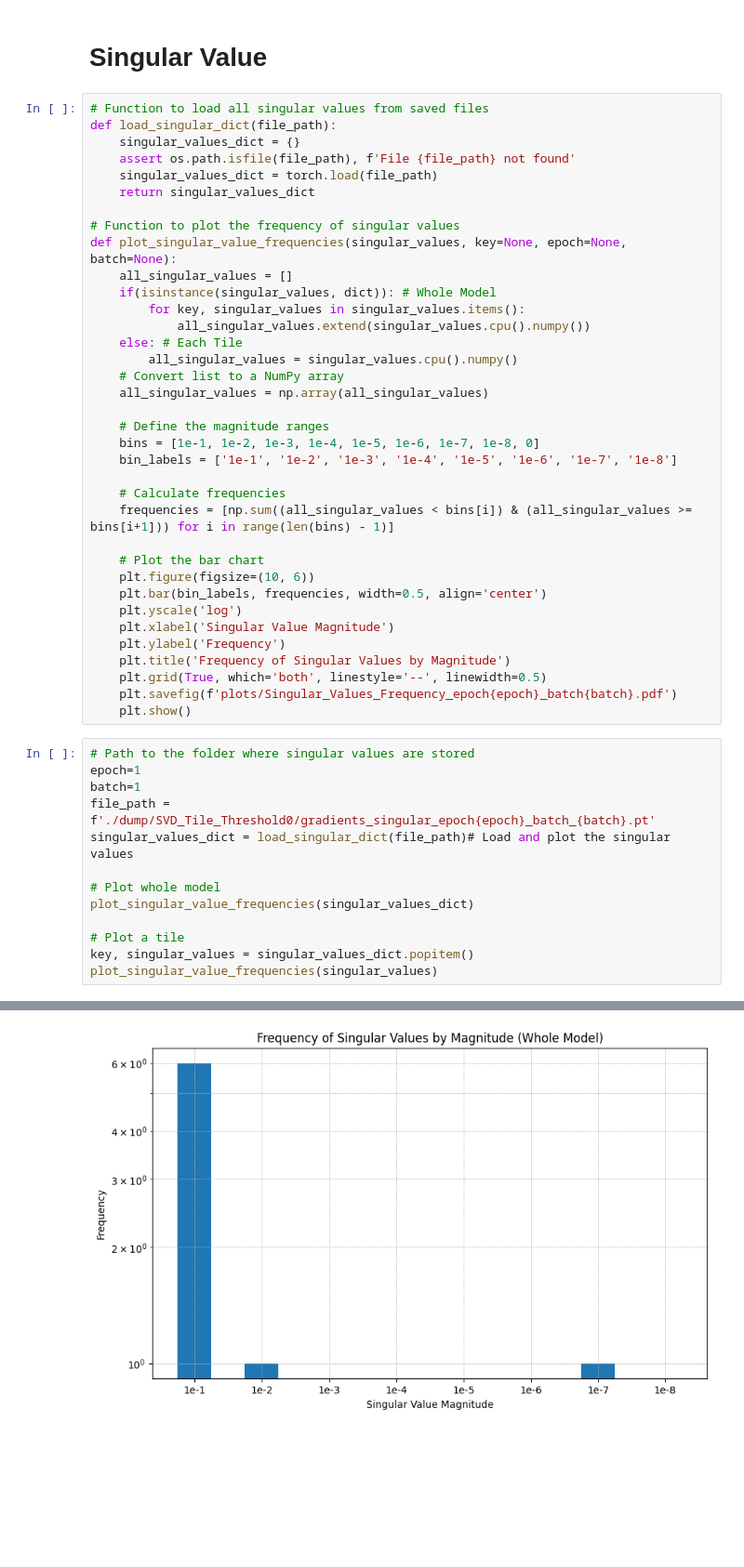
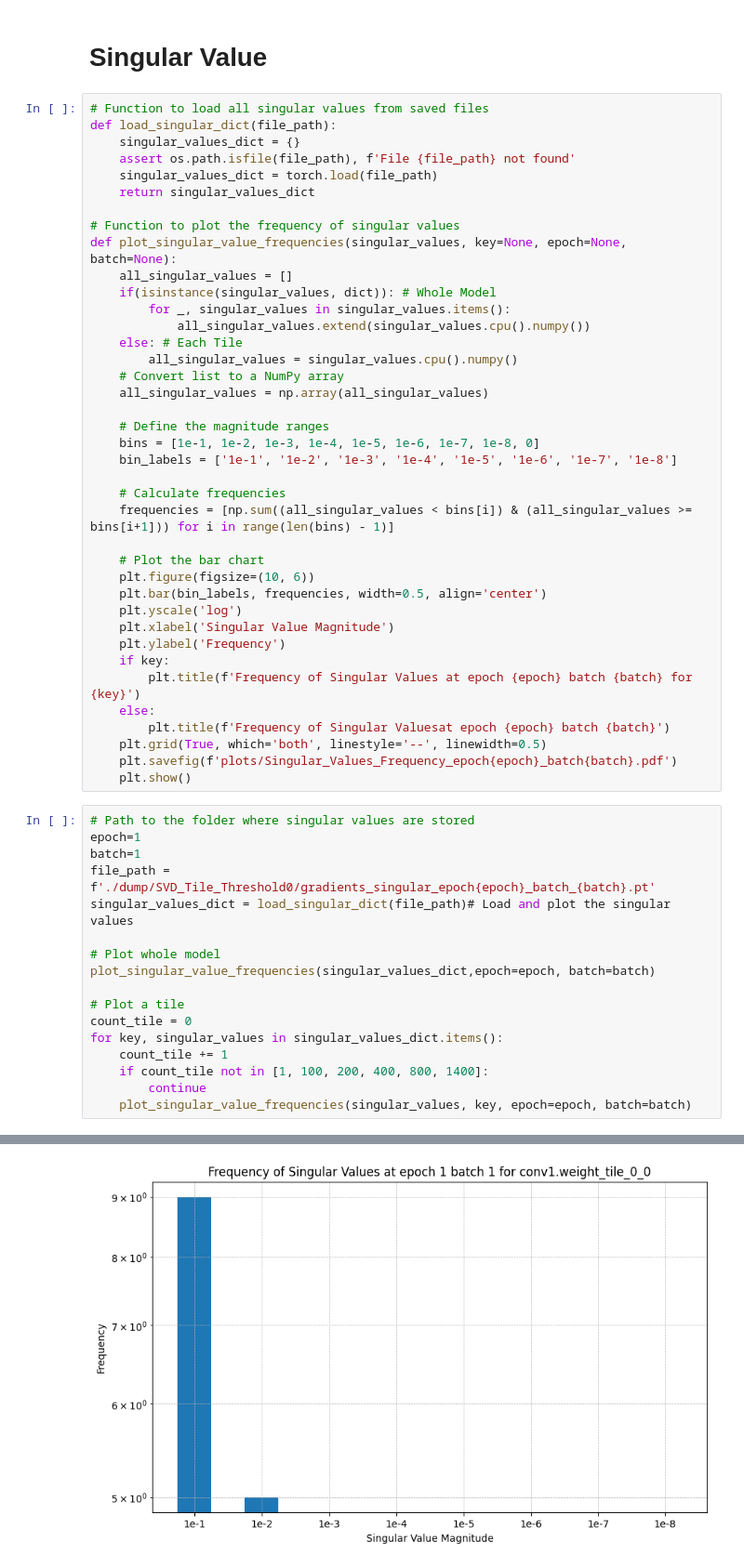
Before and after one commit to JihaoXin/SVD, a Jupyter notebook: plot.ipynb, the cells around one changed output, grey strips where cells are left out. Shown at 93% size. Drawn from its saved outputs; the diff is of its cells as text; blank space fills up the shorter version.

Commit message:
update plot

```diff
--- a/plot.ipynb
+++ b/plot.ipynb
@@ -86,7 +86,7 @@ def load_singular_dict(file_path):
 def plot_singular_value_frequencies(singular_values, key=None, epoch=None, batch=None):
     all_singular_values = []
     if(isinstance(singular_values, dict)): # Whole Model
-        for key, singular_values in singular_values.items():
+        for _, singular_values in singular_values.items():
             all_singular_values.extend(singular_values.cpu().numpy())
     else: # Each Tile
         all_singular_values = singular_values.cpu().numpy()
@@ -106,7 +106,10 @@ def plot_singular_value_frequencies(singular_values, key=None, epoch=None, batch
     plt.yscale('log')
     plt.xlabel('Singular Value Magnitude')
     plt.ylabel('Frequency')
-    plt.title('Frequency of Singular Values by Magnitude')
+    if key:
+        plt.title(f'Frequency of Singular Values at epoch {epoch} batch {batch} for {key}')
+    else:
+        plt.title(f'Frequency of Singular Valuesat epoch {epoch} batch {batch}')
     plt.grid(True, which='both', linestyle='--', linewidth=0.5)
     plt.savefig(f'plots/Singular_Values_Frequency_epoch{epoch}_batch{batch}.pdf')
     plt.show()
@@ -118,9 +121,13 @@ file_path = f'./dump/SVD_Tile_Threshold0/gradients_singular_epoch{epoch}_batch_{
 singular_values_dict = load_singular_dict(file_path)# Load and plot the singular values
 
 # Plot whole model
-plot_singular_value_frequencies(singular_values_dict)
+plot_singular_value_frequencies(singular_values_dict,epoch=epoch, batch=batch)
 
 # Plot a tile
-key, singular_values = singular_values_dict.popitem()
-plot_singular_value_frequencies(singular_values)
+count_tile = 0
+for key, singular_values in singular_values_dict.items():
+    count_tile += 1
+    if count_tile not in [1, 100, 200, 400, 800, 1400]:
+        continue
+    plot_singular_value_frequencies(singular_values, key, epoch=epoch, batch=batch)
 # %% [output]
@@ -128 +135 @@ plot_singular_value_frequencies(singular_values)
-[figure, old version]
+[figure, new version]
```
Also changed, not shown: parts of 2 cells of this notebook.
